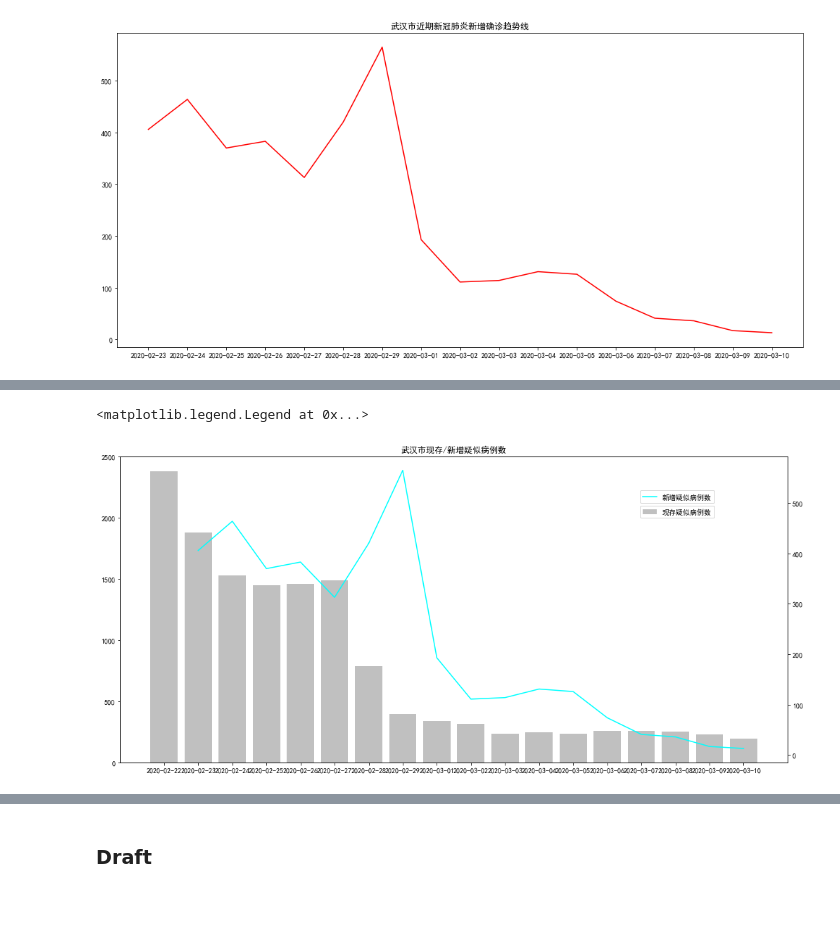
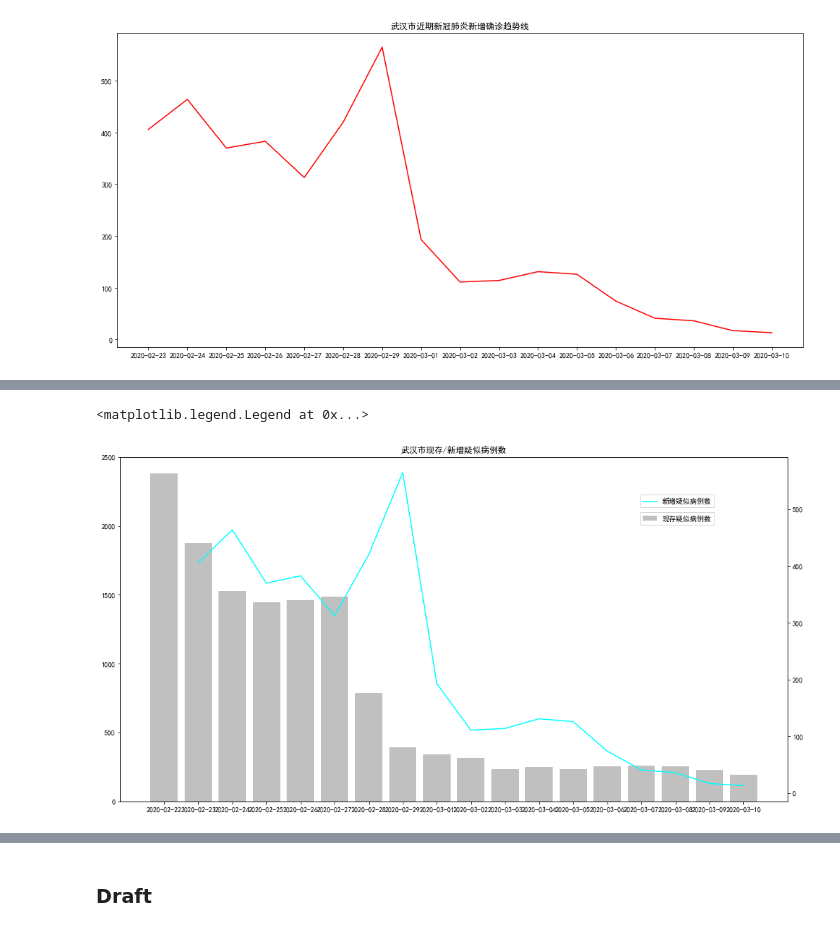
Before and after one commit to xinruigoalForTrain/StayStrongWuHan, a Jupyter notebook: trend_in_wuhan.ipynb, the cells around one changed output, grey strips where cells are left out. Cells and saved outputs as stored; diff of their text form; code cells hidden in the pictures; blank space fills up the shorter version.

```diff
--- a/trend_in_wuhan.ipynb
+++ b/trend_in_wuhan.ipynb
@@ -667,17 +667,17 @@ plt.legend(bbox_to_anchor=(0.89,0.89),loc=1,borderaxespad=0,labels=['危重病
 # %%
-fig = plt.figure(figsize=(17,8))
+fig = plt.figure(figsize=(17,9))
 plt.title("武汉市现存/新增疑似病例数")
 ax6 = fig.add_subplot(111)
 y6 = df_wh.total_seemingly
 ax6.bar(x,y6,label='现存疑似病例数',color='silver')
 plt.legend(bbox_to_anchor=(0.89,0.84),loc=1,borderaxespad=0,labels=['现存疑似病例数'])
 ax7 = ax6.twinx()
 y7 = df_wh.new_confirm
 ax7.plot(x,y7,label='新增疑似病例数',color='aqua')
 plt.legend(bbox_to_anchor=(0.89,0.89),loc=1,borderaxespad=0,labels=['新增疑似病例数'])
 # %% [output]
 <matplotlib.legend.Legend at 0x...>
-[figure, old version]
+[figure, new version]
 # %%
 def collect_other_section(loc_key):
     if str(loc_key) in ['loc_ja','loc_jh','loc_qk','loc_hy','loc_wc','loc_hs']:
```
Also changed, not shown: parts of 4 cells of this notebook.
